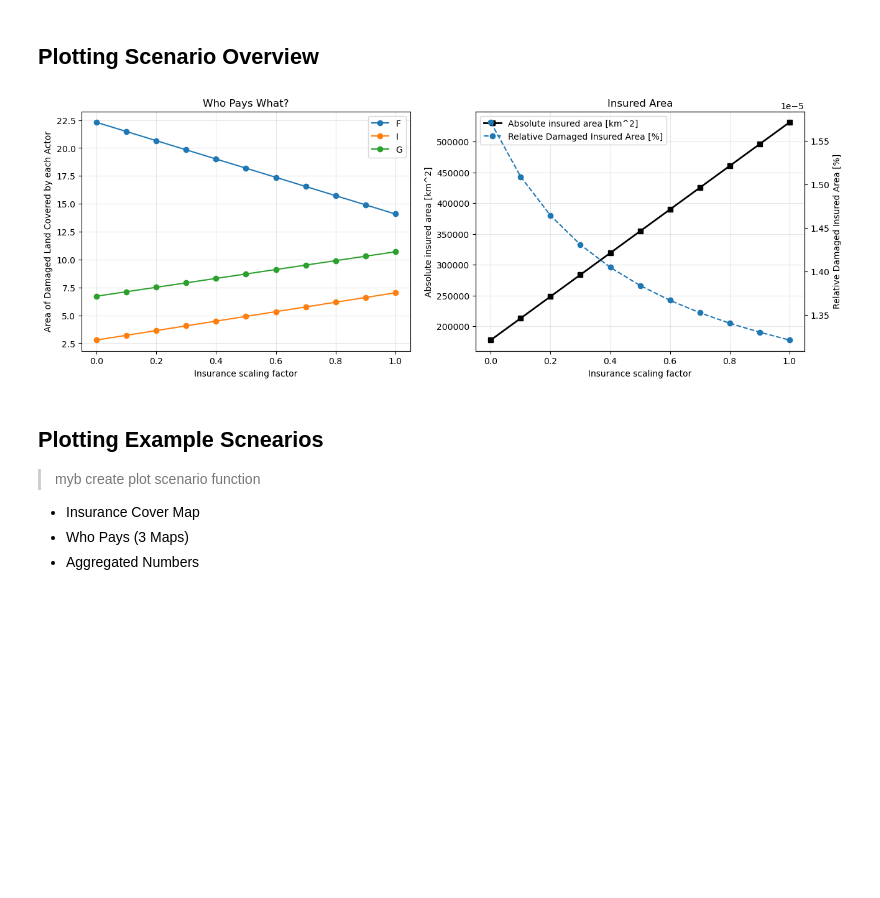
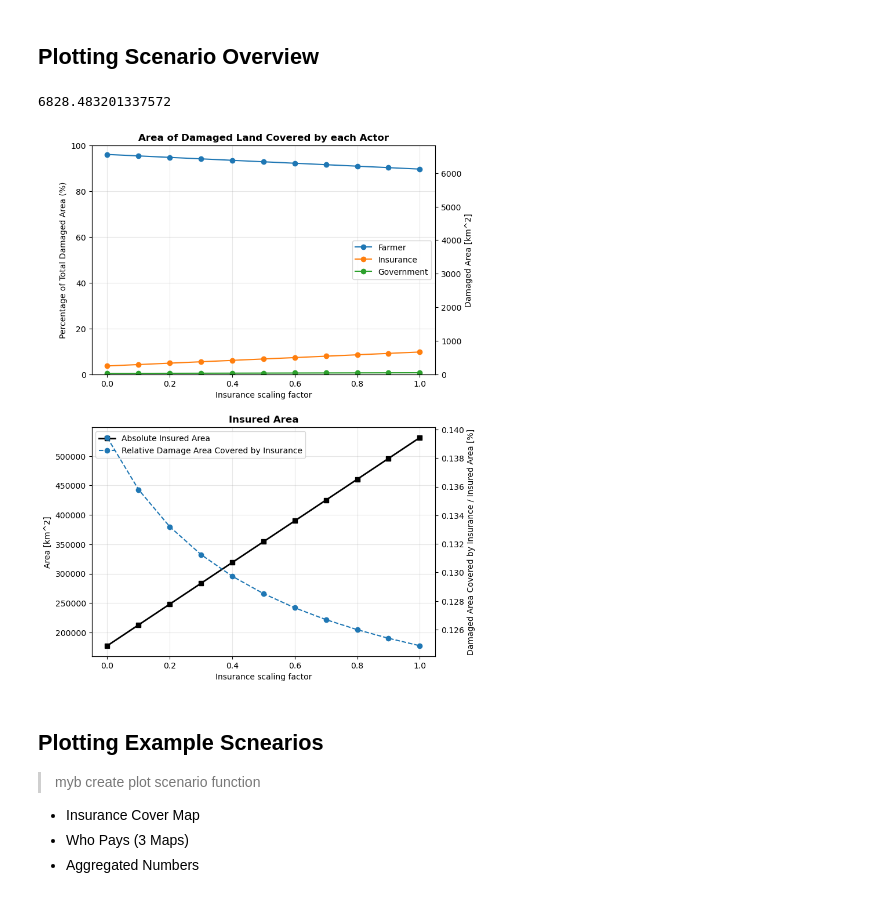
Before and after one commit to arvedluetzen/mus-climada, a Jupyter notebook: notebooks/0424_pipeline-scenarios.ipynb, the cells around one changed output. Cells and saved outputs as stored; diff of their text form; code cells hidden in the pictures; blank space fills up the shorter version.

Commit message:
Adjusted Scenario Plotting Functions

```diff
--- a/notebooks/0424_pipeline-scenarios.ipynb
+++ b/notebooks/0424_pipeline-scenarios.ipynb
@@ -133,72 +137,97 @@ for label, scenario in scenarios_dict.items():
 
 
 total_area = scenarios_dict[0]["scenario_poly"]["area"].sum()
+# %%
+who_pays["F"][0] + who_pays["G"][0] + who_pays["I"][0]
+# %% [output]
+6828.483201337572
 # %%
 import matplotlib.pyplot as plt
 import numpy as np
 
-fig, axs = plt.subplots(1, 2,
-                      figsize = (15, 5))
+label_dict = {
+    "F": "Farmer",
+    "I": "Insurance",
+    "G": "Government"
+}
 
+# Total damaged area (assuming first index holds totals)
+damaged_area_total = who_pays["F"][0] + who_pays["G"][0] + who_pays["I"][0]
+
+fig, axs = plt.subplots(2, 1, figsize=(8, 10),
+                        sharex=False)
+
+# --- LEFT PLOT: Who pays What? ---
 ax = axs[0]
-ax.set_title("Who Pays What?")
-ax.set_ylabel("Area of Damaged Land Covered by each Actor")
-#ax.set_yscale('log')
+ax.set_title("Area of Damaged Land Covered by each Actor",
+             fontweight="bold")
+
+## Left: Relative Values
+ax.set_ylim(0, 100)  # optional but often useful
+ax.set_ylabel("Percentage of Total Damaged Area (%)")
+ax.set_xlabel("Insurance scaling factor")
+
+## Right: Absolute Values
+ax2 = ax.twinx()
+ax2.set_ylabel("Damaged Area [km^2]")
 
 for label, values in who_pays.items():
-    axs[0].plot(
-            insurance_scaling_factors,
-            values,
-            marker="o",
-            label=label)
+    ax2.plot(
+        insurance_scaling_factors,
+        values,
+        marker="o",
+        label=label_dict[label]
+    )
 
-ax.set_xlabel("Insurance scaling factor")
+ax2.legend()
+ax2.set_ylim(0, damaged_area_total)
 
-ax.legend()
 
+# --- RIGHT PLOT: Insurance Ratio
 ax = axs[1]
 
-# Original insured area (left y-axis)
-ax.set_title("Insured Area")
+# Left: Total Insured Area
+ax.set_title("Insured Area", fontweight="bold")
 ax.plot(
     insurance_scaling_factors,
     insured_area,
     color="black",
     linewidth=2,
     marker="s",
-    label="Absolute insured area [km^2]"
+    label="Absolute Insured Area"
 )
 
-ax.set_ylabel("Absolute insured area [km^2]")
+ax.set_ylabel("Area [km^2]")
 ax.set_xlabel("Insurance scaling factor")
 
-# ---- secondary y-axis on the right ----
-relative_insured_area = np.array(who_pays["I"]) / np.array(insured_area)
+# right: Ratio
+relative_insured_area = (np.array(who_pays["I"]) / np.array(insured_area)) * 100
 
 ax_right = ax.twinx()
 ax_right.plot(
     insurance_scaling_factors,
     relative_insured_area,
     color="tab:blue",
     linestyle="--",
     marker="o",
-    label="Relative Damaged Insured Area [%]"
+    label="Relative Damage Area Covered by Insurance"
 )
 
-ax_right.set_ylabel("Relative Damaged Insured Area [%]")
+ax_right.set_ylabel("Damaged Area Covered by Insurance / Insured Area [%]")
 
 # ---- combined legend ----
 lines_left, labels_left = ax.get_legend_handles_labels()
 lines_right, labels_right = ax_right.get_legend_handles_labels()
 ax.legend(lines_left + lines_right, labels_left + labels_right, loc="best")
 
 
 for ax in axs:
     ax.grid(True, which="both", alpha=0.3)
 
+plt.tight_layout(pad=2.0)
 plt.show()
 # %% [output]
-[figure, old version]
+[figure, new version]
 # %% [markdown]
 ## Plotting Example Scnearios
 
```
Also changed, not shown: parts of 11 cells of this notebook, 1 other file.
